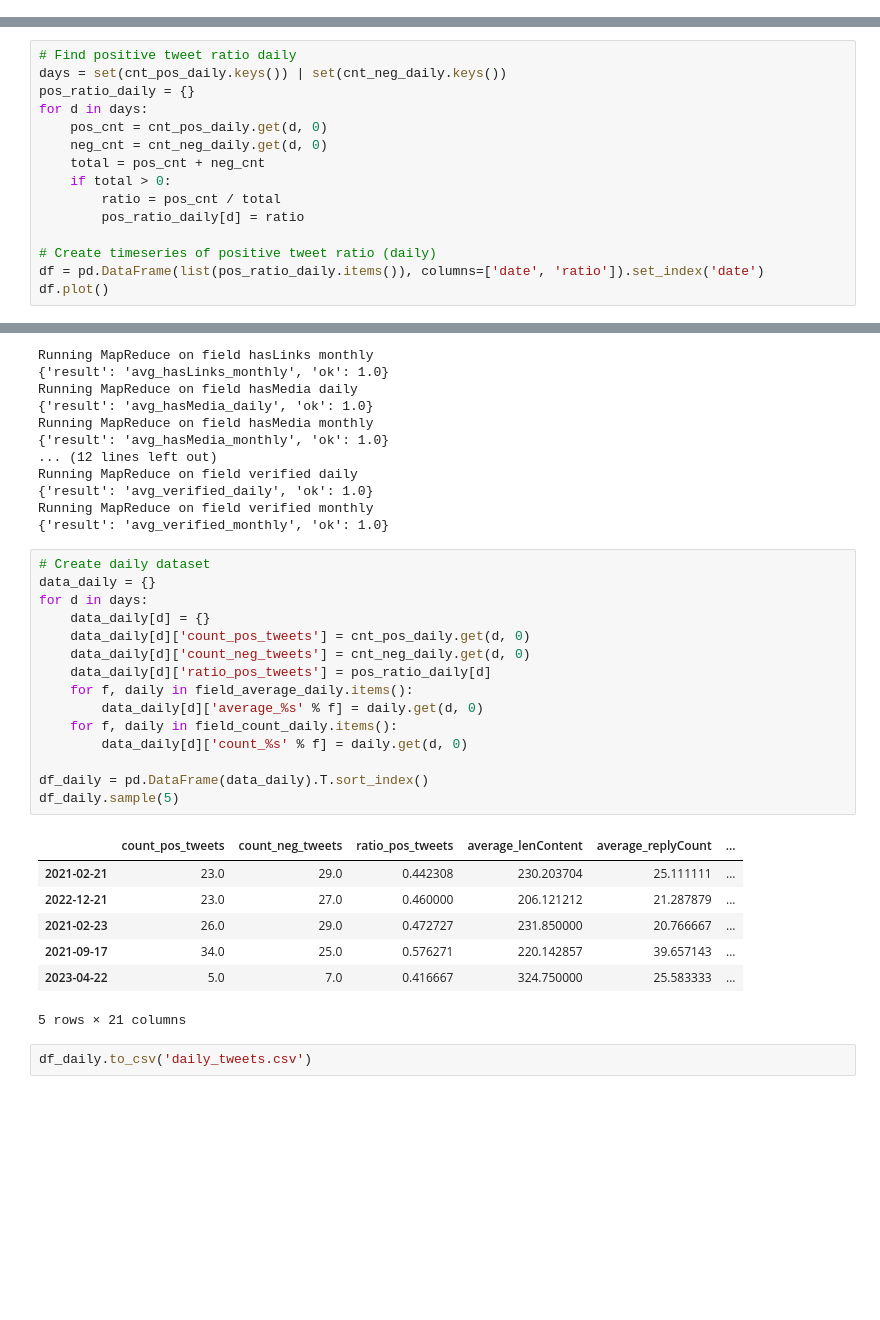
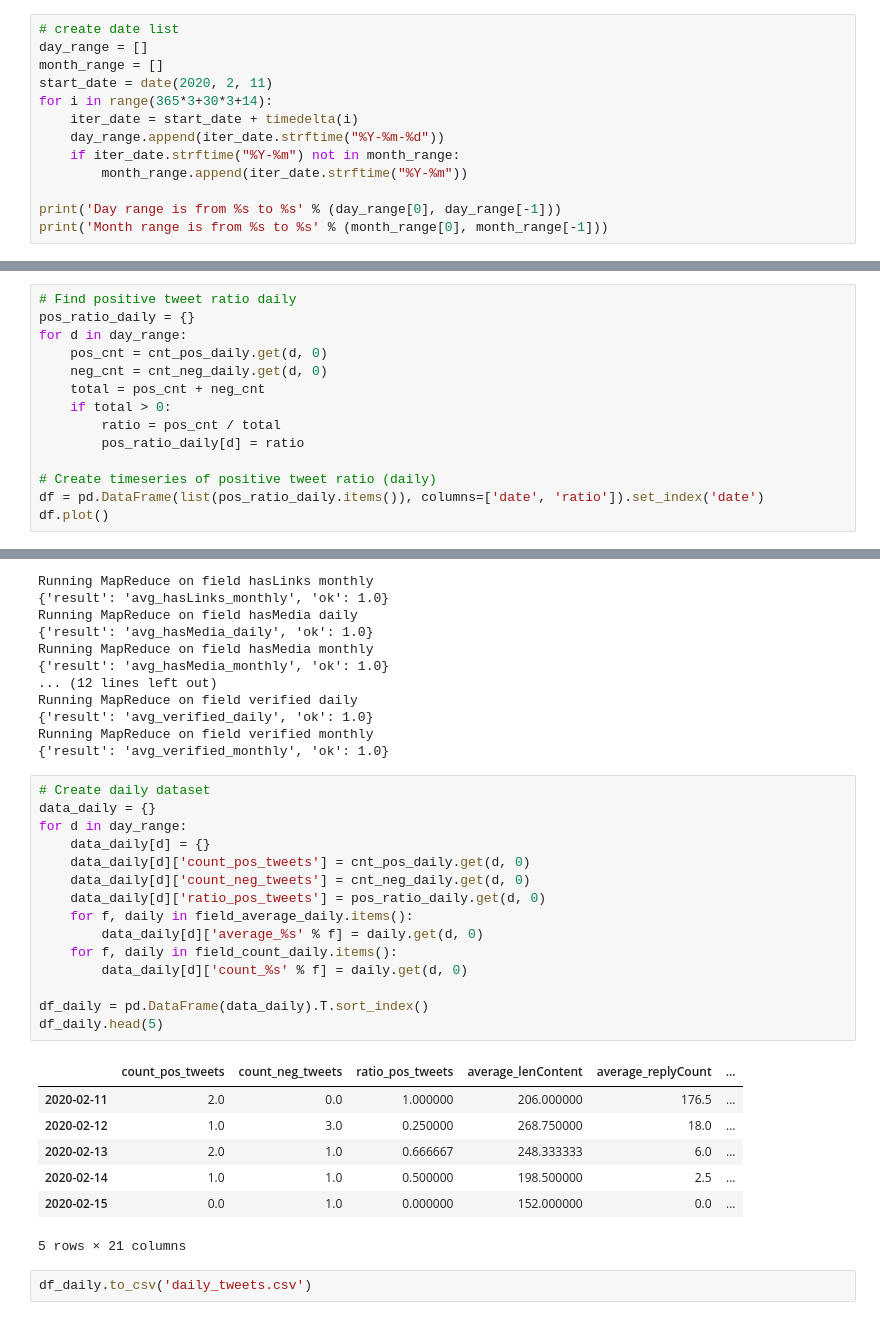
Before and after one commit to burkshnn/CCT_MSc_Data_Analytics, a Jupyter notebook: data_mongo_mapreduce/MongoDB_MapReduce.ipynb, the cells around one changed output, grey strips where cells are left out. Cells and saved outputs as stored; diff of their text form; blank space fills up the shorter version.

```diff
--- a/data_mongo_mapreduce/MongoDB_MapReduce.ipynb
+++ b/data_mongo_mapreduce/MongoDB_MapReduce.ipynb
@@ -46,3 +47,16 @@ twcollection.find_one()
  'neu': 0.591,
  'neg': 0.0,
  'date_month': '2020-02'}
+# %%
+# create date list
+day_range = []
+month_range = []
+start_date = date(2020, 2, 11)
+for i in range(365*3+30*3+14):
+    iter_date = start_date + timedelta(i)
+    day_range.append(iter_date.strftime("%Y-%m-%d"))
+    if iter_date.strftime("%Y-%m") not in month_range:
+        month_range.append(iter_date.strftime("%Y-%m"))
+
+print('Day range is from %s to %s' % (day_range[0], day_range[-1]))
+print('Month range is from %s to %s' % (month_range[0], month_range[-1]))
@@ -121,8 +138,7 @@ df.plot()
 # %%
 # Find positive tweet ratio daily
-days = set(cnt_pos_daily.keys()) | set(cnt_neg_daily.keys())
 pos_ratio_daily = {}
-for d in days:
+for d in day_range:
     pos_cnt = cnt_pos_daily.get(d, 0)
     neg_cnt = cnt_neg_daily.get(d, 0)
     total = pos_cnt + neg_cnt
@@ -352,25 +367,25 @@ Running MapReduce on field verified monthly
 # %%
 # Create daily dataset
 data_daily = {}
-for d in days:
+for d in day_range:
     data_daily[d] = {}
     data_daily[d]['count_pos_tweets'] = cnt_pos_daily.get(d, 0)
     data_daily[d]['count_neg_tweets'] = cnt_neg_daily.get(d, 0)
-    data_daily[d]['ratio_pos_tweets'] = pos_ratio_daily[d]
+    data_daily[d]['ratio_pos_tweets'] = pos_ratio_daily.get(d, 0)
     for f, daily in field_average_daily.items():
         data_daily[d]['average_%s' % f] = daily.get(d, 0)
     for f, daily in field_count_daily.items():
         data_daily[d]['count_%s' % f] = daily.get(d, 0)
 
 df_daily = pd.DataFrame(data_daily).T.sort_index()
-df_daily.sample(5)
+df_daily.head(5)
 # %% [output]
 |  | count_pos_tweets | count_neg_tweets | ratio_pos_tweets | average_lenContent | average_replyCount | ... |
-| 2021-02-21 | 23.0 | 29.0 | 0.442308 | 230.203704 | 25.111111 | ... |
-| 2022-12-21 | 23.0 | 27.0 | 0.460000 | 206.121212 | 21.287879 | ... |
-| 2021-02-23 | 26.0 | 29.0 | 0.472727 | 231.850000 | 20.766667 | ... |
-| 2021-09-17 | 34.0 | 25.0 | 0.576271 | 220.142857 | 39.657143 | ... |
-| 2023-04-22 | 5.0 | 7.0 | 0.416667 | 324.750000 | 25.583333 | ... |
+| 2020-02-11 | 2.0 | 0.0 | 1.000000 | 206.000000 | 176.5 | ... |
+| 2020-02-12 | 1.0 | 3.0 | 0.250000 | 268.750000 | 18.0 | ... |
+| 2020-02-13 | 2.0 | 1.0 | 0.666667 | 248.333333 | 6.0 | ... |
+| 2020-02-14 | 1.0 | 1.0 | 0.500000 | 198.500000 | 2.5 | ... |
+| 2020-02-15 | 0.0 | 1.0 | 0.000000 | 152.000000 | 0.0 | ... |
 5 rows × 21 columns
 # %%
 df_daily.to_csv('daily_tweets.csv')
```
Also changed, not shown: parts of 9 cells of this notebook, 1 other file.
